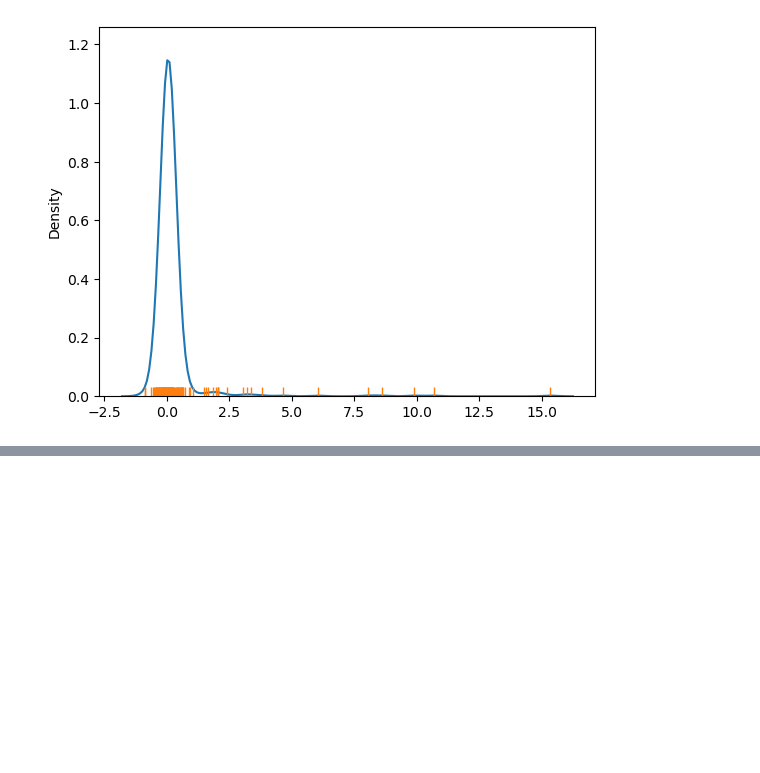
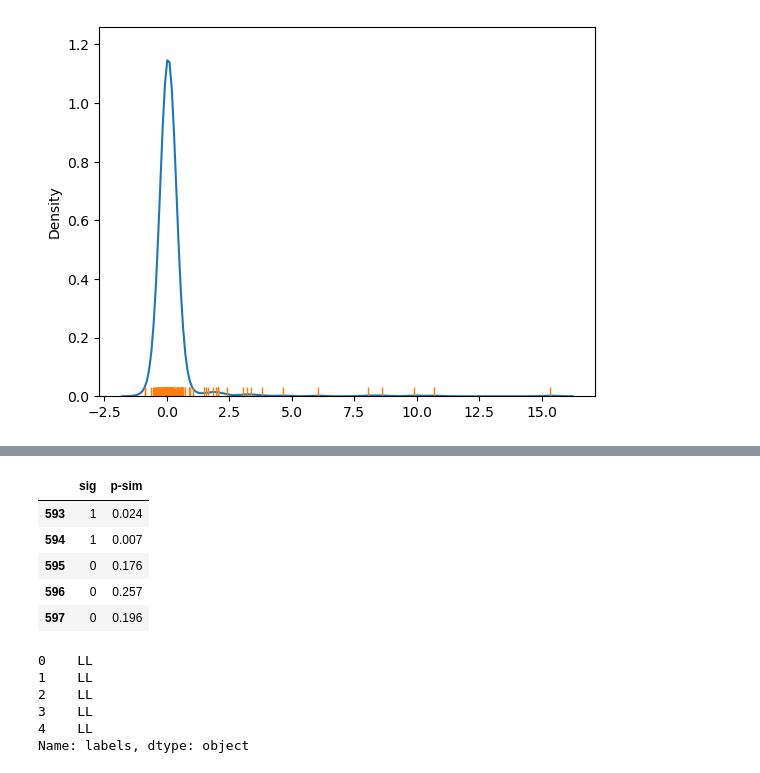
Before and after one commit to ssujit/move_sustainable, a Jupyter notebook: notebook/3_spatial_statistics.ipynb, the cells around one changed output, grey strips where cells are left out. Saved outputs shown, nothing was run; the diff lists cells and outputs as text; code cells hidden in the pictures; blank space fills up the shorter version.

```diff
--- a/notebook/3_spatial_statistics.ipynb
+++ b/notebook/3_spatial_statistics.ipynb
@@ -206,0 +236,39 @@ plt.show()
+# %%
+# Print bottom of the table to inspect
+wk_am[["sig", "p-sim"]].tail()
+# %% [output]
+|  | sig | p-sim |
+| 593 | 1 | 0.024 |
+| 594 | 1 | 0.007 |
+| 595 | 0 | 0.176 |
+| 596 | 0 | 0.257 |
+| 597 | 0 | 0.196 |
+# %%
+# Pick as part of a quadrant only significant polygons,
+# assign `0` otherwise (Non-significant polygons)
+spots = lisa.q * sig
+# Mapping from value to name (as a dict)
+spots_labels = {
+    0: "Non-Significant",
+    1: "HH",
+    2: "LH",
+    3: "LL",
+    4: "HL",
+}
+# Create column in `db` with labels for each polygon
+wk_am["labels"] = pandas.Series(
+    # First initialise a Series using values and `db` index
+    spots,
+    index=wk_am.index
+    # Then map each value to corresponding label based
+    # on the `spots_labels` mapping
+).map(spots_labels)
+# Print top for inspection
+wk_am["labels"].head()
+# %% [output]
+0    LL
+1    LL
+2    LL
+3    LL
+4    LL
+Name: labels, dtype: object
```
Also changed, not shown: parts of 8 cells of this notebook.
